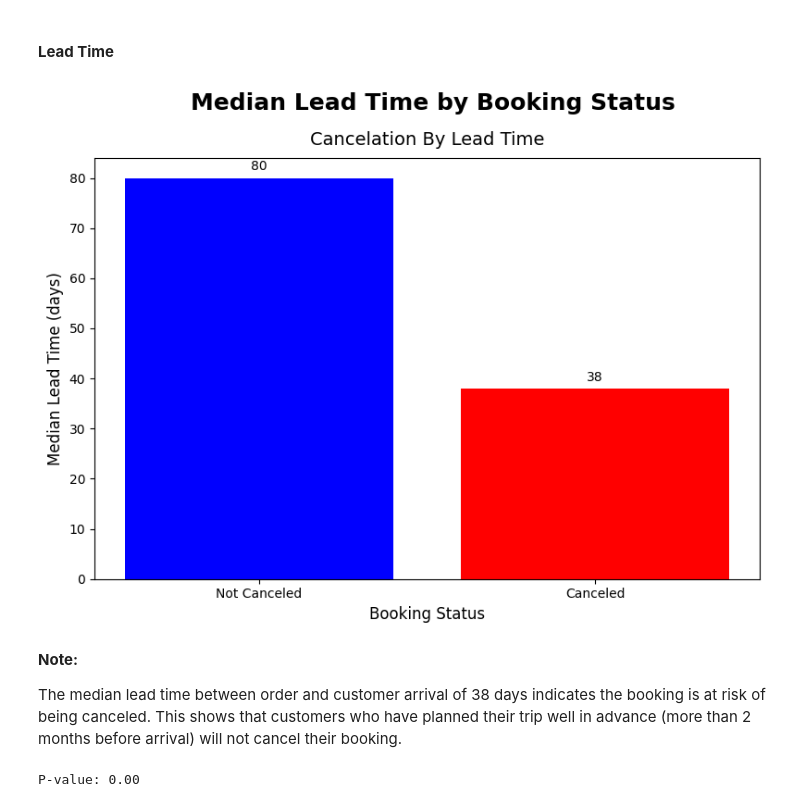
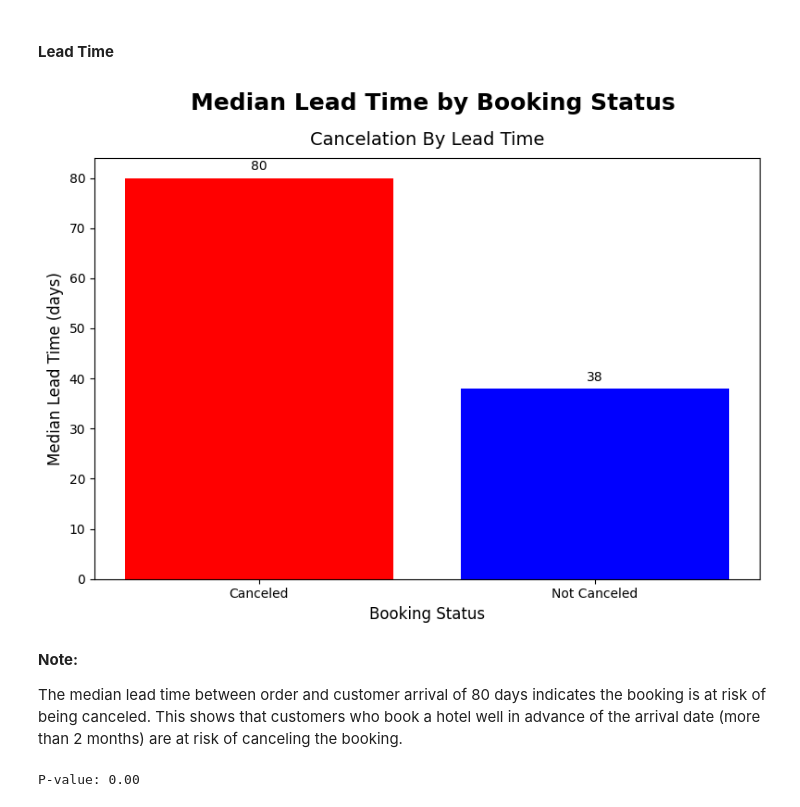
Before and after one commit to garudapaksi-yusuf/Hotel_Booking_Demand, a Jupyter notebook: Hotel_Booking_Demand_Part_1.ipynb, the cells around one changed output. Cells and saved outputs as stored; diff of their text form; code cells hidden in the pictures.

```diff
--- a/Hotel_Booking_Demand_Part_1.ipynb
+++ b/Hotel_Booking_Demand_Part_1.ipynb
@@ -1267,28 +1235,28 @@ From the Chi-Squared Test, a P-value of 0.000 was obtained. This means that ther
 # %%
 median_lead_time = df.groupby('is_canceled')['lead_time'].median()
 
-median_lead_time.index = ['Not Canceled', 'Canceled']
+median_lead_time.index = ['Canceled','Not Canceled']
 
 plt.figure(figsize=(8, 6))
-bars = plt.bar(median_lead_time.index, median_lead_time.values, color=['blue', 'red'])
+bars = plt.bar(median_lead_time.index, median_lead_time.values, color=['red', 'blue'])
 
 plt.title('Cancelation By Lead Time', fontsize=14, pad=10, loc='center')
 plt.suptitle('Median Lead Time by Booking Status', fontsize=18, y=0.98, x= 0.54, weight = 'bold')
 plt.xlabel('Booking Status', fontsize=12)
 plt.ylabel('Median Lead Time (days)', fontsize=12)
 
 for bar in bars:
     yval = bar.get_height()
     plt.text(bar.get_x() + bar.get_width() / 2, yval + 1, int(yval), ha='center', va='bottom')
 
 plt.tight_layout()
 plt.show()
 # %% [output]
-[figure, old version]
+[figure, new version]
 # %% [markdown]
 **Note:**<br>
 
-The median lead time between order and customer arrival of 38 days indicates the booking is at risk of being canceled. This shows that customers who have planned their trip well in advance (more than 2 months before arrival) will not cancel their booking.
+The median lead time between order and customer arrival of 80 days indicates the booking is at risk of being canceled. This shows that customers who book a hotel well in advance of the arrival date (more than 2 months) are at risk of canceling the booking.
 # %%
 from scipy.stats import mannwhitneyu
 
```
Also changed, not shown: parts of 11 cells of this notebook, 7 other files.
